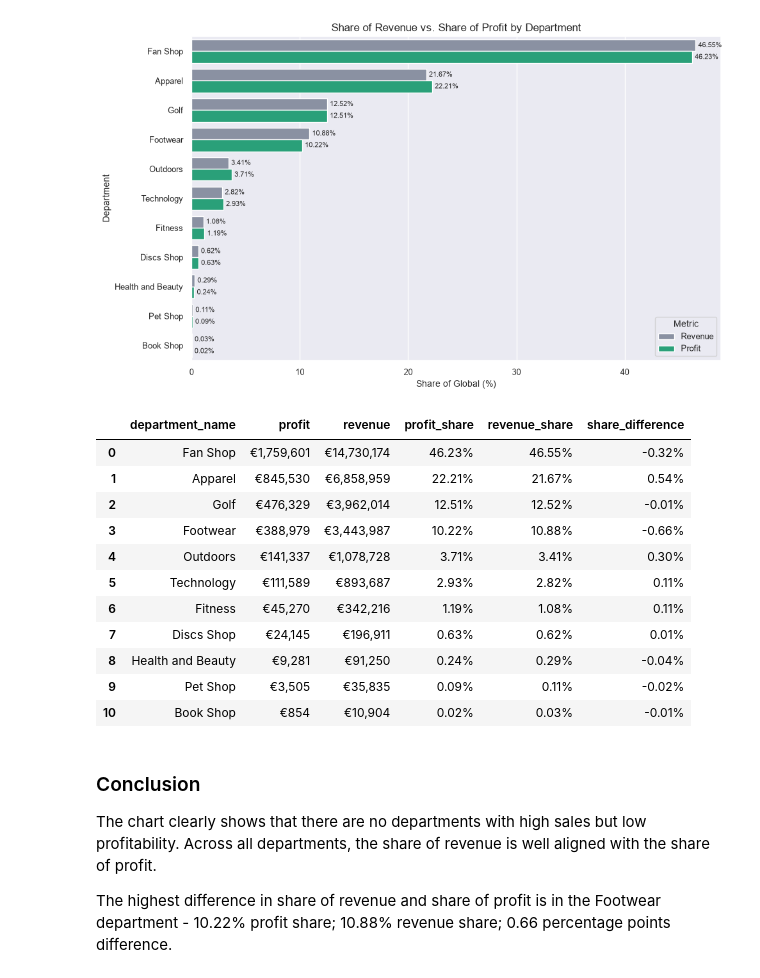
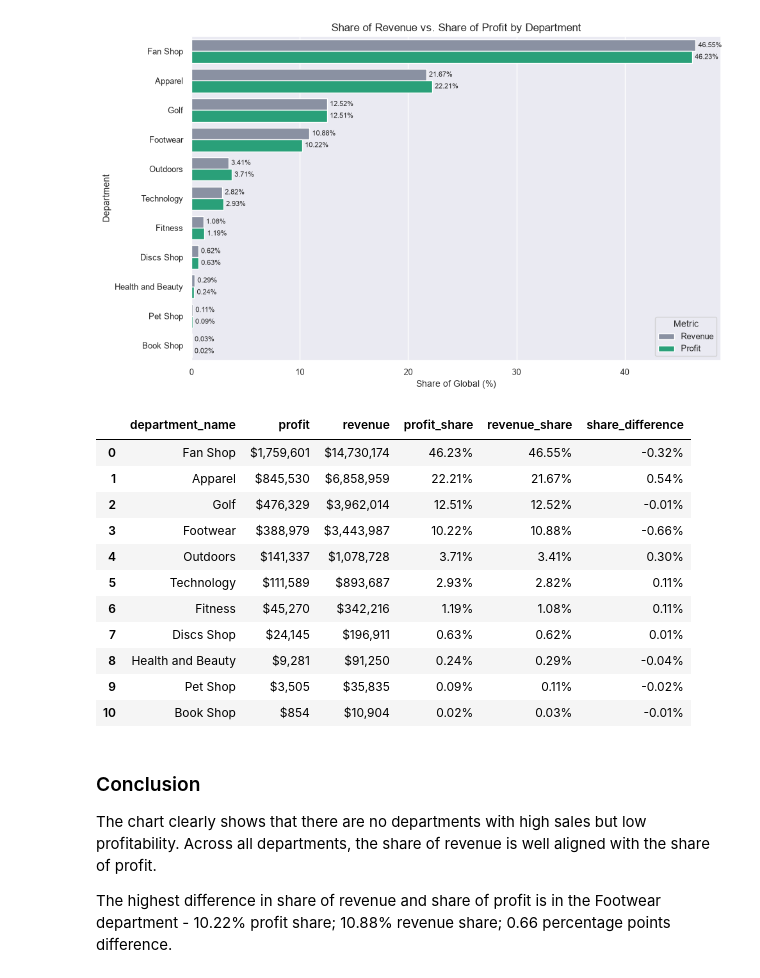
Before and after one commit to DimitarK13/smart-supply-chain, a Jupyter notebook: notebooks/05-product-and-department-analysis.ipynb, the cells around one changed output. Saved outputs shown, nothing was run; the diff lists cells and outputs as text; code cells hidden in the pictures.

```diff
--- a/notebooks/05-product-and-department-analysis.ipynb
+++ b/notebooks/05-product-and-department-analysis.ipynb
@@ -265,27 +265,27 @@ plt.show()
 [figure]
 # %%
 grouped_profit_and_revenue = grouped_profit_and_revenue.style.format({
-    'profit': '€{:,.0f}',
-    'revenue': '€{:,.0f}',
+    'profit': '${:,.0f}',
+    'revenue': '${:,.0f}',
     'profit_share': '{:.2%}',
     'revenue_share': '{:.2%}',
     'share_difference': '{:.2%}'
 })
 
 grouped_profit_and_revenue
 # %% [output]
 |  | department_name | profit | revenue | profit_share | revenue_share | share_difference |
-| 0 | Fan Shop | €1,759,601 | €14,730,174 | 46.23% | 46.55% | -0.32% |
-| 1 | Apparel | €845,530 | €6,858,959 | 22.21% | 21.67% | 0.54% |
-| 2 | Golf | €476,329 | €3,962,014 | 12.51% | 12.52% | -0.01% |
-| 3 | Footwear | €388,979 | €3,443,987 | 10.22% | 10.88% | -0.66% |
-| 4 | Outdoors | €141,337 | €1,078,728 | 3.71% | 3.41% | 0.30% |
-| 5 | Technology | €111,589 | €893,687 | 2.93% | 2.82% | 0.11% |
-| 6 | Fitness | €45,270 | €342,216 | 1.19% | 1.08% | 0.11% |
-| 7 | Discs Shop | €24,145 | €196,911 | 0.63% | 0.62% | 0.01% |
-| 8 | Health and Beauty | €9,281 | €91,250 | 0.24% | 0.29% | -0.04% |
-| 9 | Pet Shop | €3,505 | €35,835 | 0.09% | 0.11% | -0.02% |
-| 10 | Book Shop | €854 | €10,904 | 0.02% | 0.03% | -0.01% |
+| 0 | Fan Shop | $1,759,601 | $14,730,174 | 46.23% | 46.55% | -0.32% |
+| 1 | Apparel | $845,530 | $6,858,959 | 22.21% | 21.67% | 0.54% |
+| 2 | Golf | $476,329 | $3,962,014 | 12.51% | 12.52% | -0.01% |
+| 3 | Footwear | $388,979 | $3,443,987 | 10.22% | 10.88% | -0.66% |
+| 4 | Outdoors | $141,337 | $1,078,728 | 3.71% | 3.41% | 0.30% |
+| 5 | Technology | $111,589 | $893,687 | 2.93% | 2.82% | 0.11% |
+| 6 | Fitness | $45,270 | $342,216 | 1.19% | 1.08% | 0.11% |
+| 7 | Discs Shop | $24,145 | $196,911 | 0.63% | 0.62% | 0.01% |
+| 8 | Health and Beauty | $9,281 | $91,250 | 0.24% | 0.29% | -0.04% |
+| 9 | Pet Shop | $3,505 | $35,835 | 0.09% | 0.11% | -0.02% |
+| 10 | Book Shop | $854 | $10,904 | 0.02% | 0.03% | -0.01% |
 # %% [markdown]
 ### Conclusion
 
```
